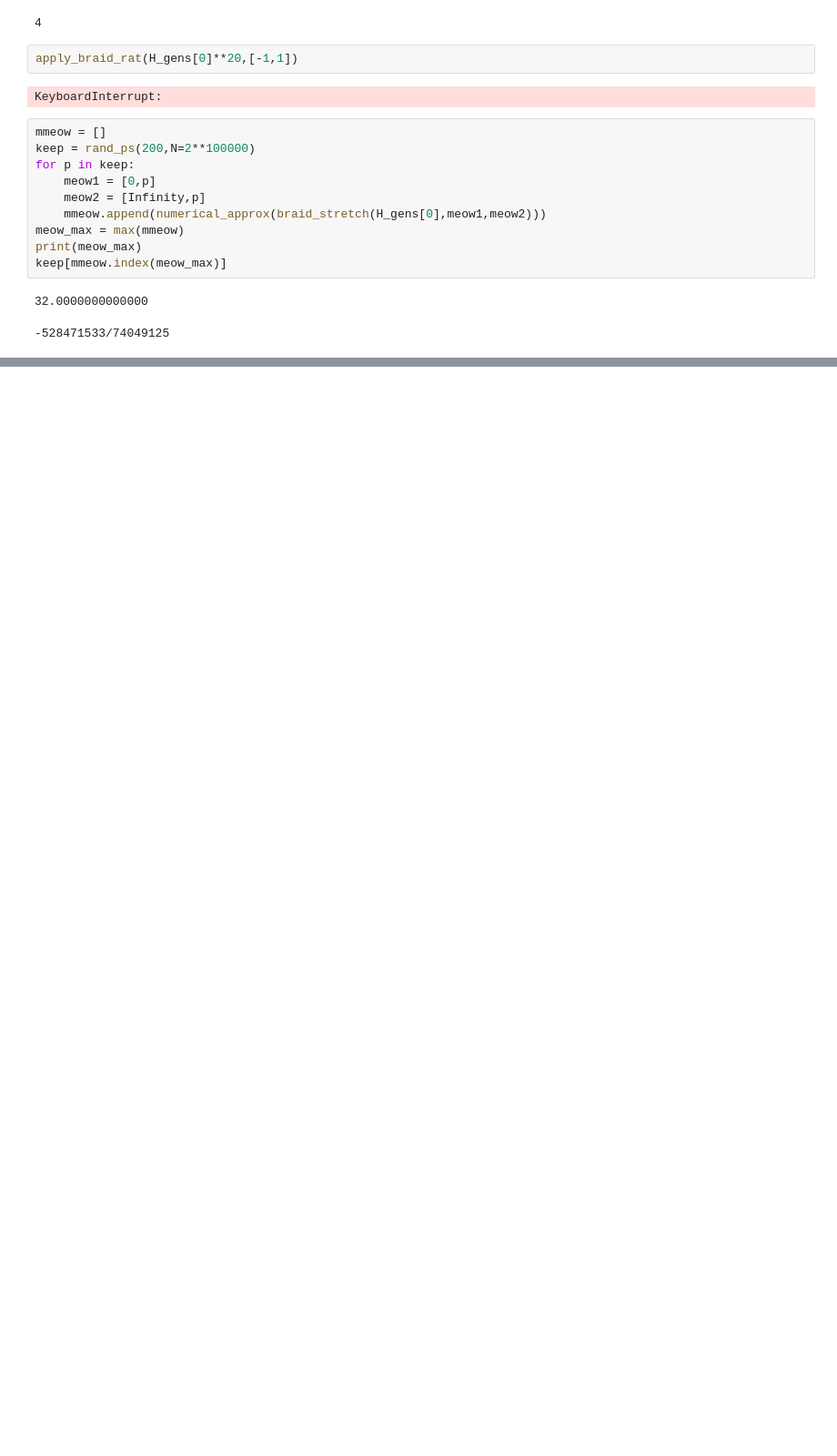
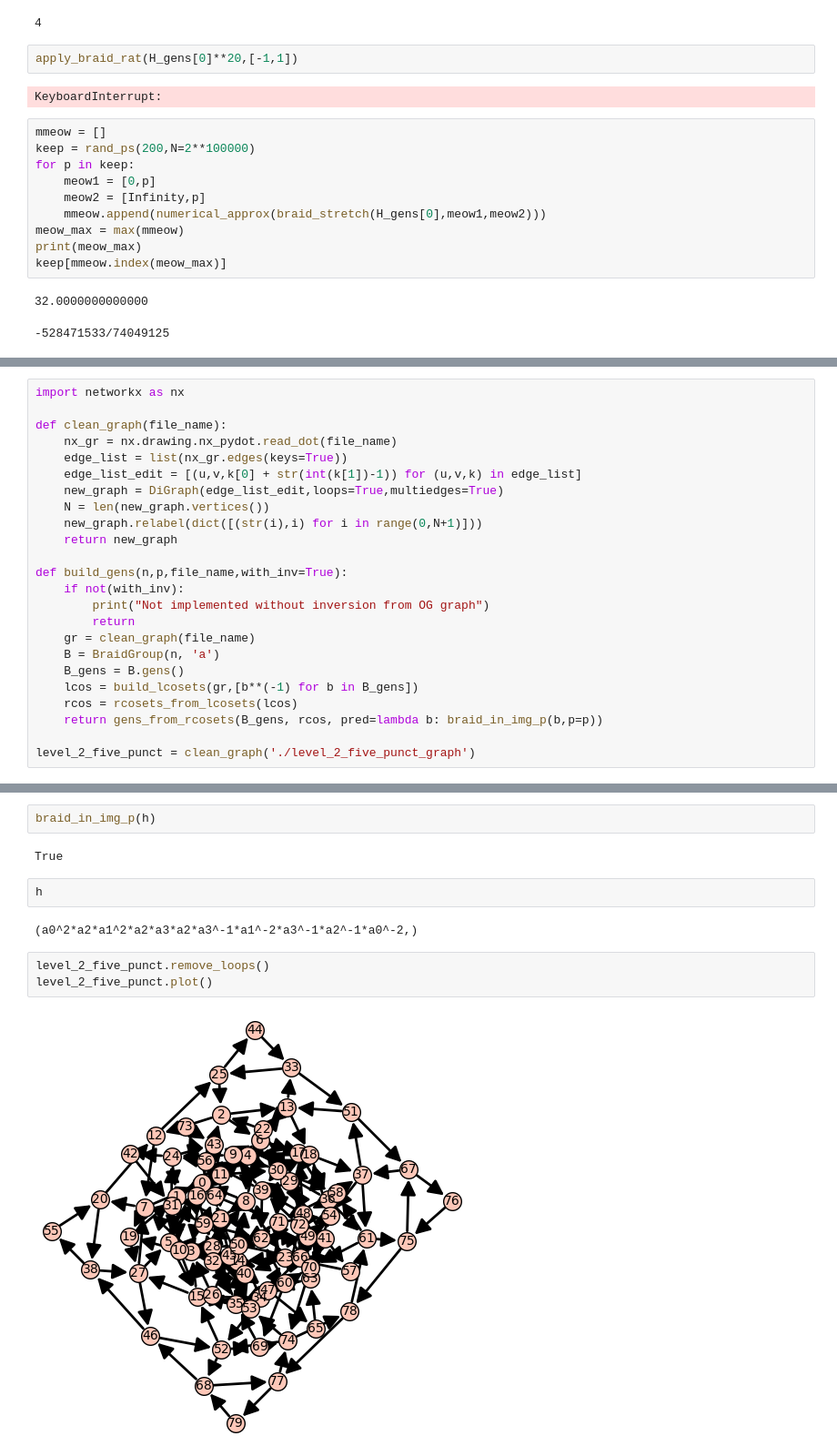
Before and after one commit to FayeAlephNil/solomon, a Jupyter notebook: LefschetzDisk.ipynb, the cells around one changed output, grey strips where cells are left out. Shown at 91% size. Saved outputs shown, nothing was run; the diff lists cells and outputs as text; blank space fills up the shorter version.

```diff
--- a/LefschetzDisk.ipynb
+++ b/LefschetzDisk.ipynb
@@ -1290,0 +1316,24 @@ keep[mmeow.index(meow_max)]
+# %%
+import networkx as nx
+
+def clean_graph(file_name):
+    nx_gr = nx.drawing.nx_pydot.read_dot(file_name)
+    edge_list = list(nx_gr.edges(keys=True))
+    edge_list_edit = [(u,v,k[0] + str(int(k[1])-1)) for (u,v,k) in edge_list]
+    new_graph = DiGraph(edge_list_edit,loops=True,multiedges=True)
+    N = len(new_graph.vertices())
+    new_graph.relabel(dict([(str(i),i) for i in range(0,N+1)]))
+    return new_graph
+
+def build_gens(n,p,file_name,with_inv=True):
+    if not(with_inv):
+        print("Not implemented without inversion from OG graph")
+        return
+    gr = clean_graph(file_name)
+    B = BraidGroup(n, 'a')
+    B_gens = B.gens()
+    lcos = build_lcosets(gr,[b**(-1) for b in B_gens])
+    rcos = rcosets_from_lcosets(lcos)
+    return gens_from_rcosets(B_gens, rcos, pred=lambda b: braid_in_img_p(b,p=p))
+
+level_2_five_punct = clean_graph('./level_2_five_punct_graph')
@@ -1290,0 +1366,13 @@ keep[mmeow.index(meow_max)]
+# %%
+braid_in_img_p(h)
+# %% [output]
+True
+# %%
+h
+# %% [output]
+(a0^2*a2*a1^2*a2*a3*a2*a3^-1*a1^-2*a3^-1*a2^-1*a0^-2,)
+# %%
+level_2_five_punct.remove_loops()
+level_2_five_punct.plot()
+# %% [output]
+[figure, added]
```
Also changed, not shown: parts of 20 cells of this notebook, 6 other files.
